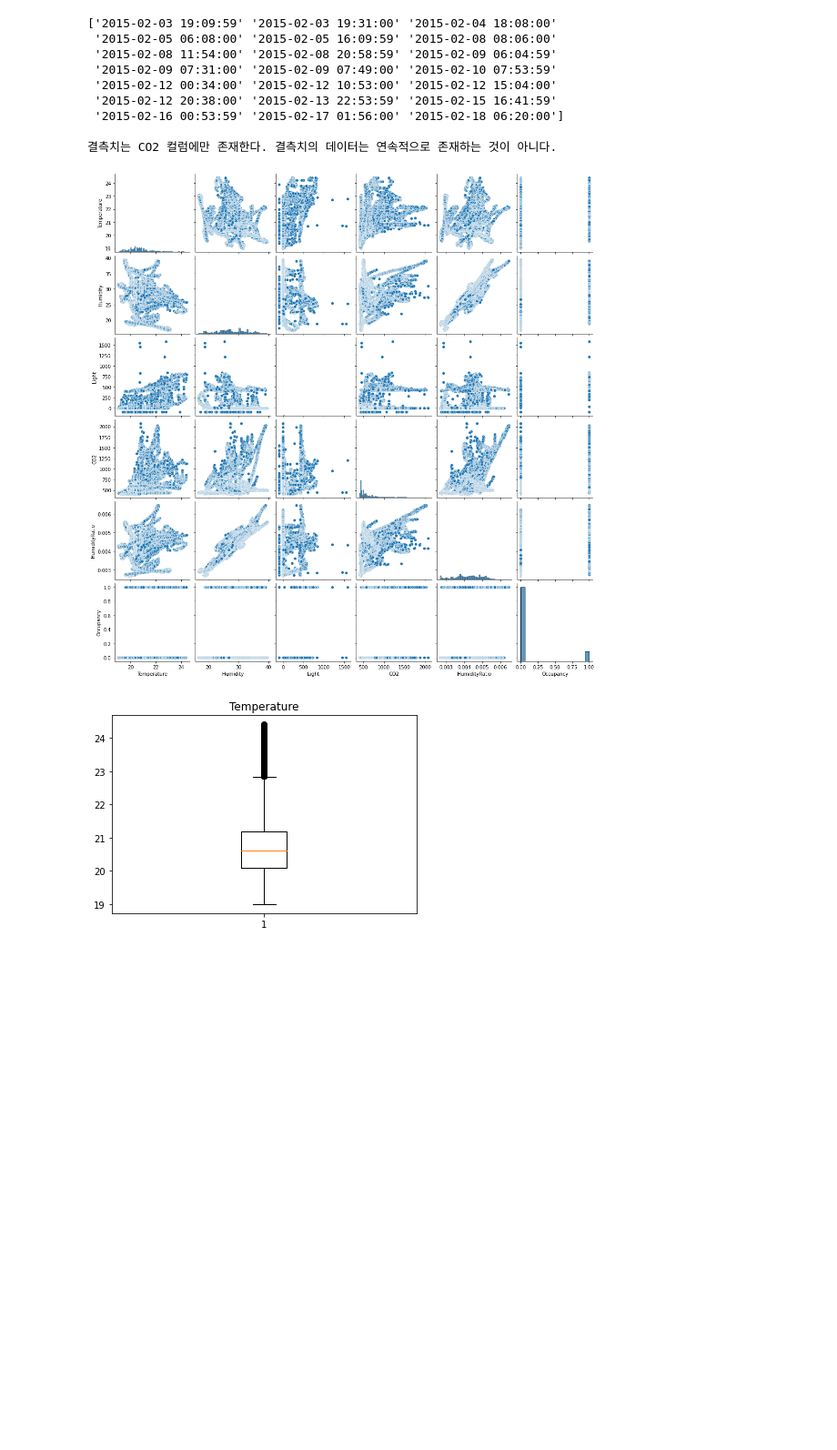
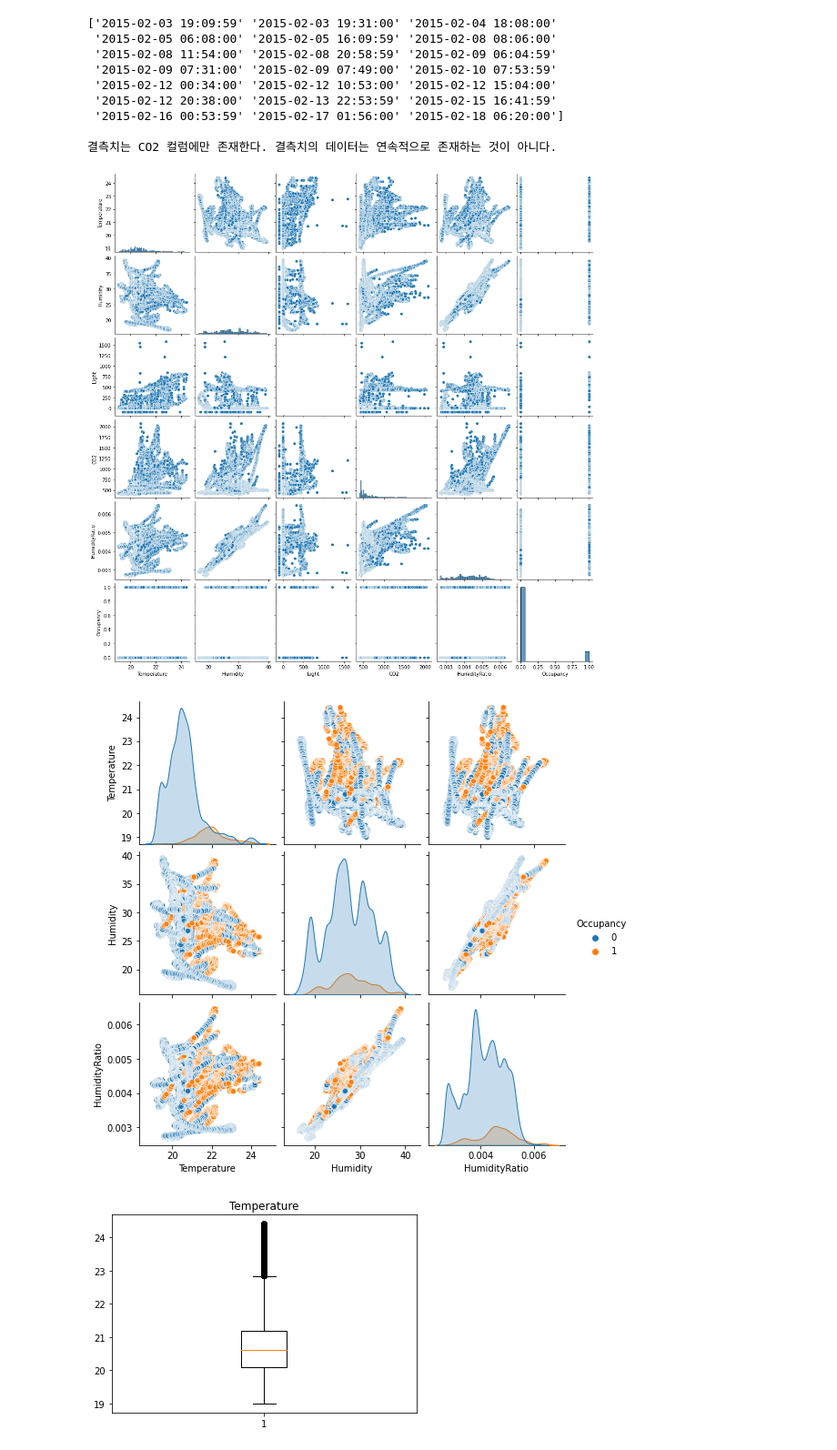
Before and after one commit to johyunkang/ADP_certificate_preperation, a Jupyter notebook: ADP_practical_23.ipynb, the cells around one changed output. Shown at 91% size. Drawn from its saved outputs; the diff is of its cells as text; code cells hidden in the pictures; blank space fills up the shorter version.

Commit message:
seaborn pairplot 옵션

```diff
--- a/ADP_practical_23.ipynb
+++ b/ADP_practical_23.ipynb
@@ -83,10 +85,17 @@ dtype: int64
 # %%
 import seaborn as sns
 import matplotlib.pyplot as plt
+
 sns.pairplot(df)
 plt.show()
+
+# hue 옵션을 이용해 특정 컬럼명을 입력하면 종류에 따른 색상 구분을 할 수 있음
+# vars 옵션을 이용해 특정 컬럼만 나타나게 할 수 있음
+sns.pairplot(df, hue='Occupancy', vars=['Temperature', 'Humidity', 'HumidityRatio'])
+plt.show()
 # %% [output]
 [figure]
+[figure, added]
 # %%
 for v in df.select_dtypes(include='float'):
     target = df[v].dropna()
```
Also changed, not shown: parts of 1 cell of this notebook.
